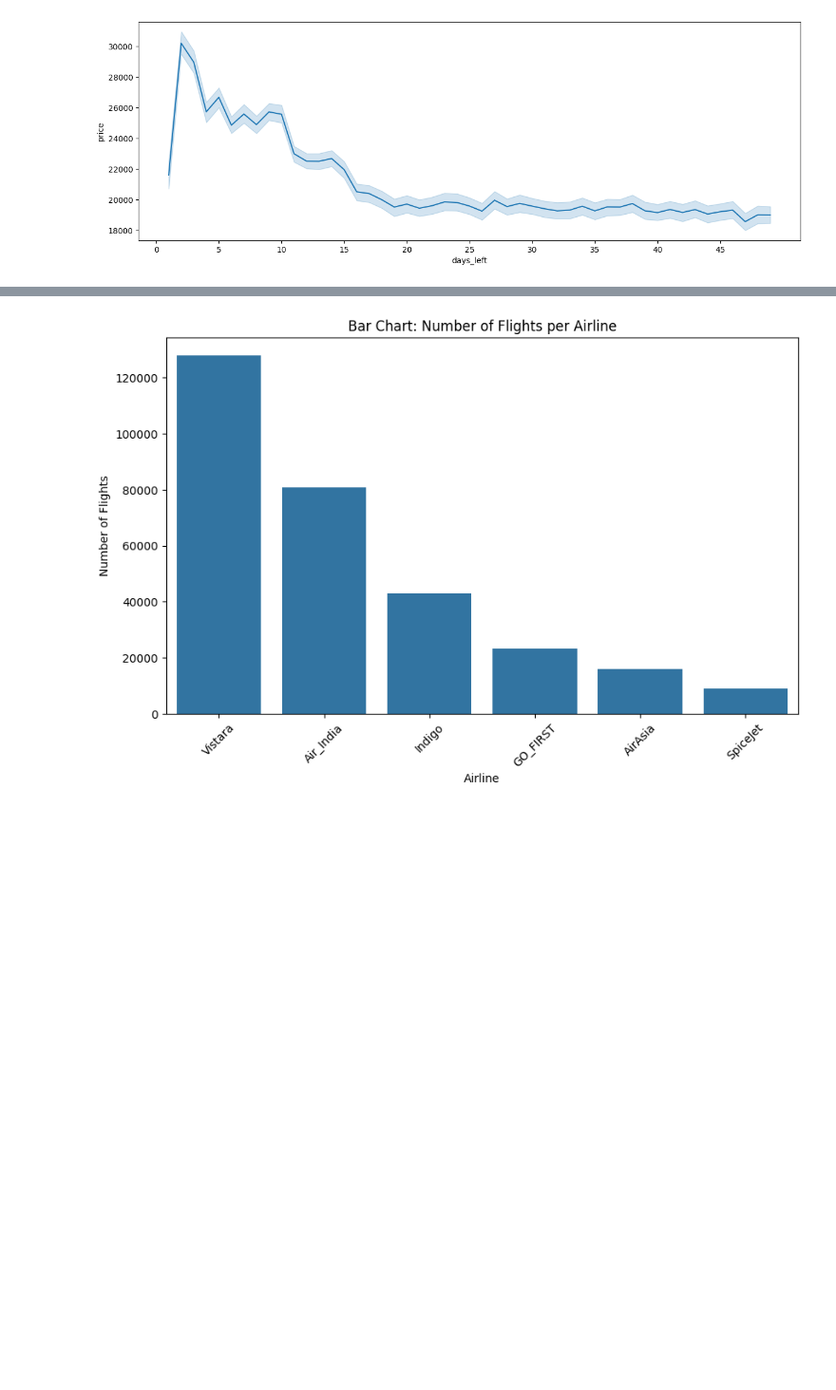
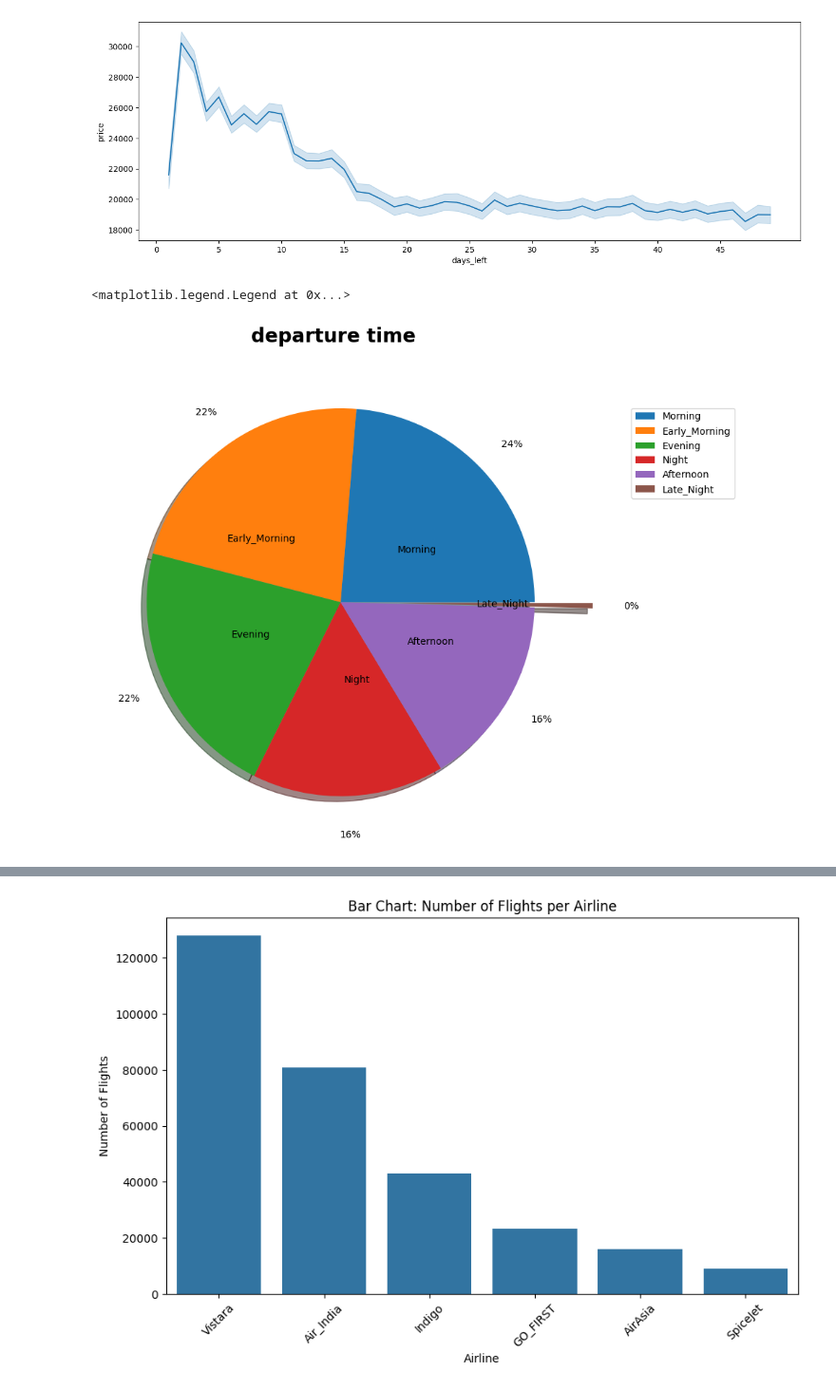
Before and after one commit to jankovicivana/SIAP, a Jupyter notebook: KT1.ipynb, the cells around one changed output, grey strips where cells are left out. Shown at 95% size. Saved outputs shown, nothing was run; the diff lists cells and outputs as text; code cells hidden in the pictures; blank space fills up the shorter version.

```diff
--- a/KT1.ipynb
+++ b/KT1.ipynb
@@ -32,3 +42,16 @@ sns.lineplot(x='days_left', y='price', data=df).set_xticks(np.arange(0, 50, 5))
 plt.show()
 # %% [output]
 [figure]
+# %%
+fig, ax = plt.subplots(1, 1, figsize=(10, 8))
+fig.suptitle('departure time', fontsize=20, fontweight='bold')
+plt.tight_layout()
+
+# Top ax
+labels = df.departure_time.value_counts().index.tolist()
+explode = (0, 0, 0, 0, 0, 0.3)
+ax.pie(df.departure_time.value_counts(), autopct='%.f%%', labels=labels, shadow=True, pctdistance=1.2, labeldistance=0.4, explode=explode)
+ax.legend(bbox_to_anchor=(1, 1), loc=2, borderaxespad=5)
+# %% [output]
+<matplotlib.legend.Legend at 0x...>
+[figure, added]
```
Also changed, not shown: parts of 9 cells of this notebook, 1 other file.
